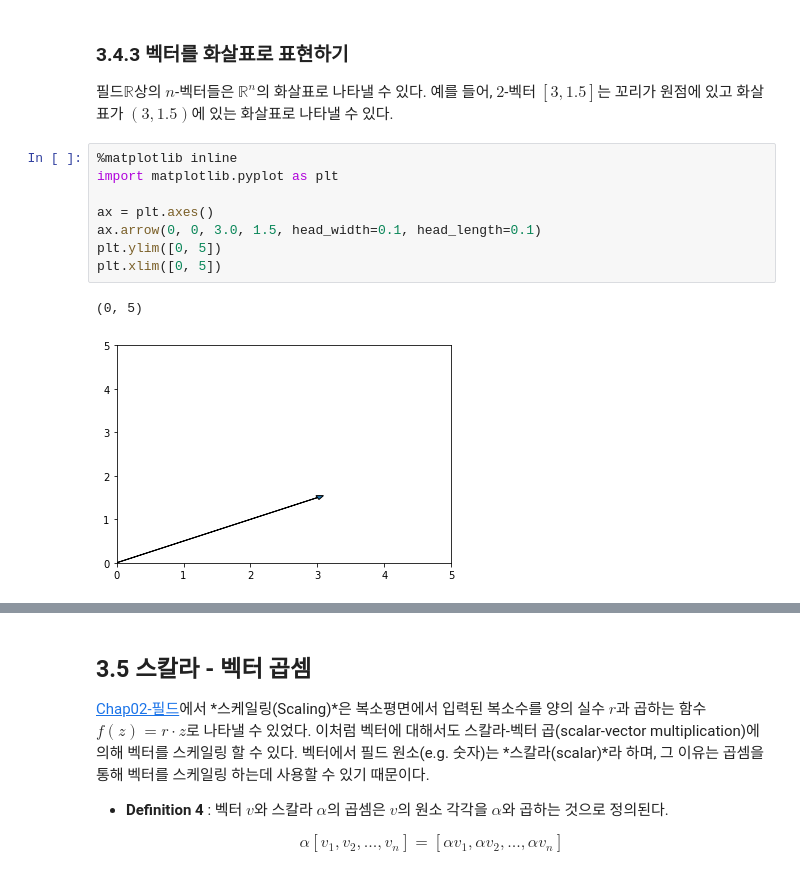
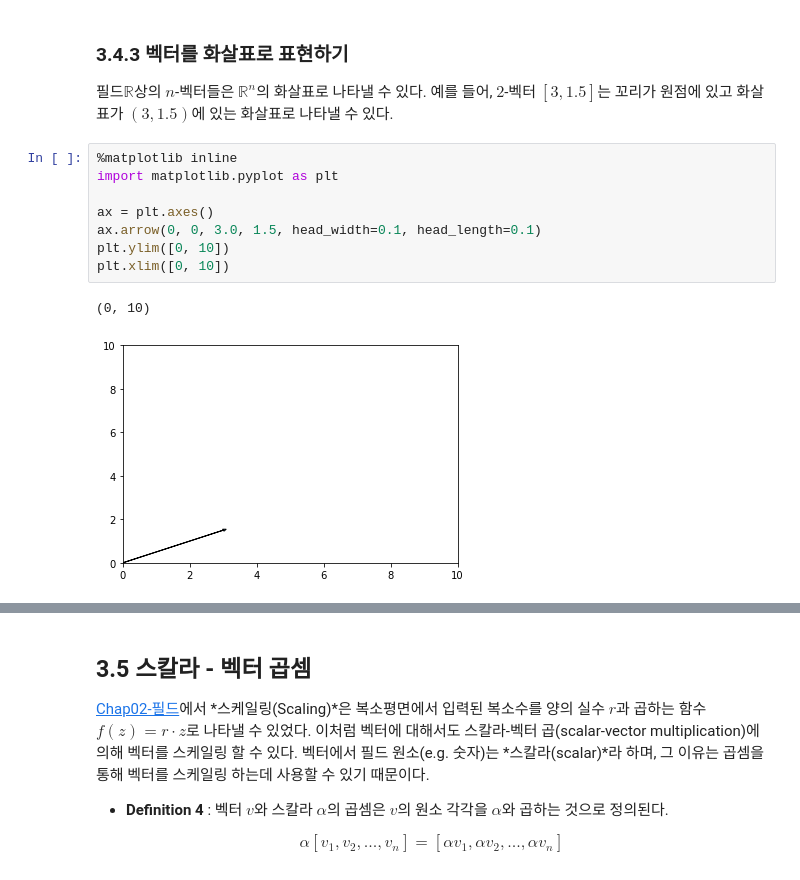
Before and after one commit to Gaheeheehee/Study, a Jupyter notebook: LinearAlgebra/CodingTheMatrix/Chap03 - Vector/Chap03-The_Vector.ipynb, the cells around one changed output, grey strips where cells are left out. Saved outputs shown, nothing was run; the diff lists cells and outputs as text.

```diff
--- a/LinearAlgebra/CodingTheMatrix/Chap03 - Vector/Chap03-The_Vector.ipynb
+++ b/LinearAlgebra/CodingTheMatrix/Chap03 - Vector/Chap03-The_Vector.ipynb
@@ -179,14 +179,14 @@ $$(u+v)+w=u+(v+w)\\ u+v=vu$$
 # %%
 %matplotlib inline
 import matplotlib.pyplot as plt
 
 ax = plt.axes()
 ax.arrow(0, 0, 3.0, 1.5, head_width=0.1, head_length=0.1)
-plt.ylim([0, 5])
-plt.xlim([0, 5])
+plt.ylim([0, 10])
+plt.xlim([0, 10])
 # %% [output]
-(0, 5)
+(0, 10)
-[figure, old version]
+[figure, new version]
 # %% [markdown]
 또한 $\mathbb{R}$상의 벡터들의 덧셈을 화살표를 사용하여 보여줄 수 있다.
 
```
Also changed, not shown: parts of 13 cells of this notebook, 2 other files.
